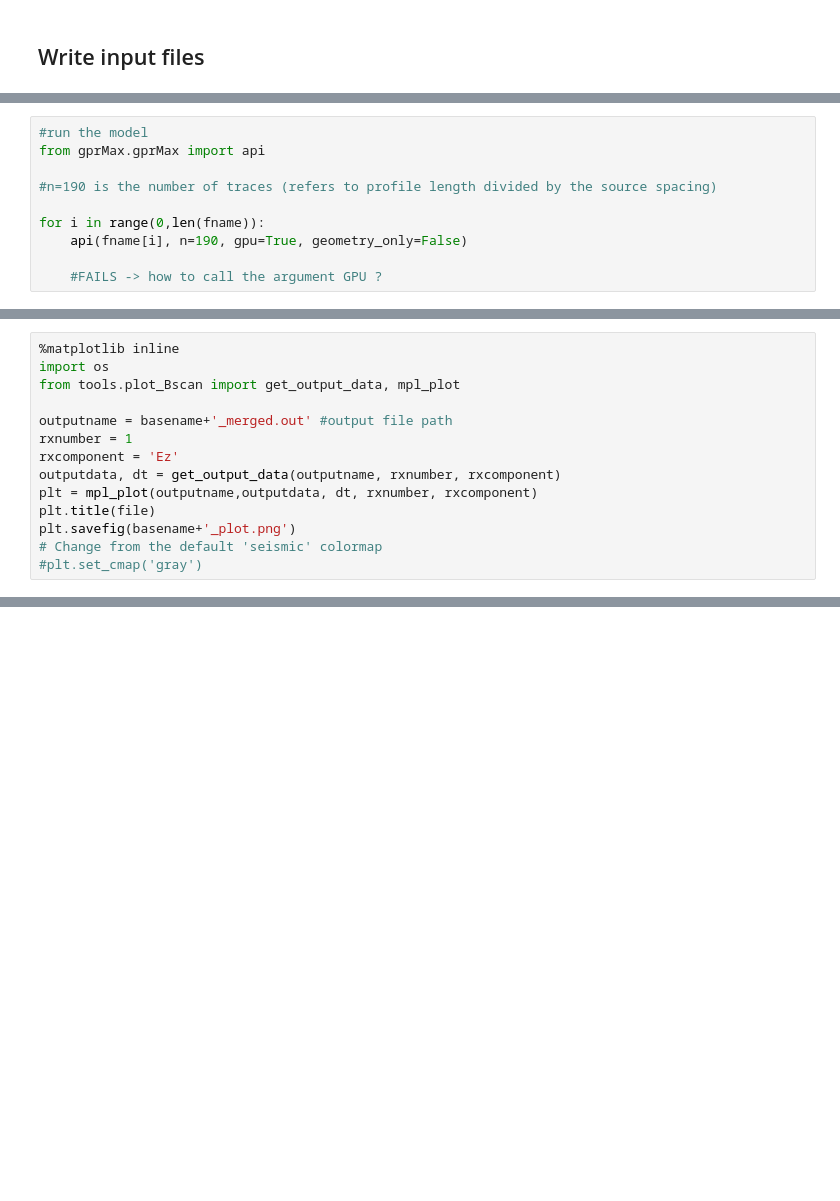
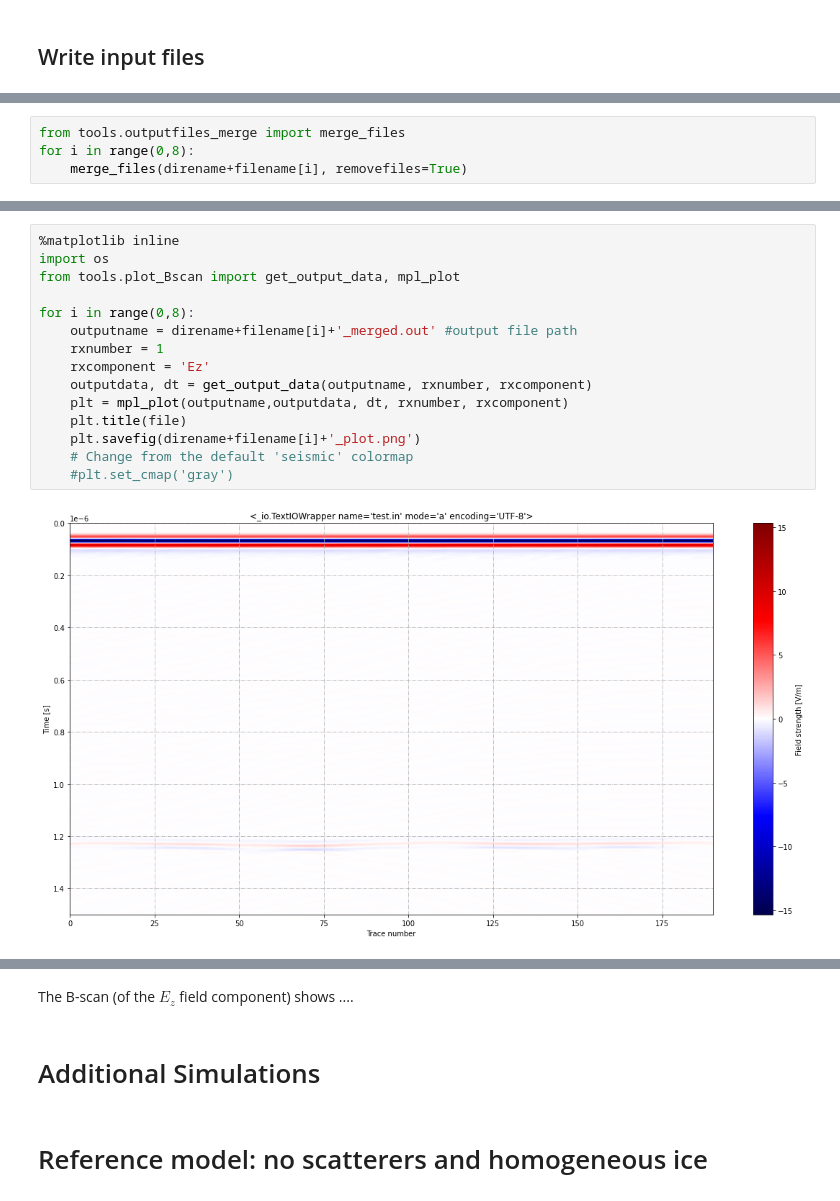
Before and after one commit to christopheogier/gprMax, a Jupyter notebook: tools/Jupyter_notebooks/Glacier_2D_Simulations.ipynb, the cells around one changed output, grey strips where cells are left out. Saved outputs shown, nothing was run; the diff lists cells and outputs as text; blank space fills up the shorter version.

Commit message:
simulations running + extra cases model refs

```diff
--- a/tools/Jupyter_notebooks/Glacier_2D_Simulations.ipynb
+++ b/tools/Jupyter_notebooks/Glacier_2D_Simulations.ipynb
@@ -370,10 +198,0 @@ KeyboardInterrupt:
-# %%
-#run the model
-from gprMax.gprMax import api
-
-#n=190 is the number of traces (refers to profile length divided by the source spacing)
-
-for i in range(0,len(fname)):
-    api(fname[i], n=190, gpu=True, geometry_only=False)
-
-    #FAILS -> how to call the argument GPU ?
@@ -401,14 +198,0 @@ You can plot the B-scan using:
-# %%
-%matplotlib inline
-import os
-from tools.plot_Bscan import get_output_data, mpl_plot
-
-outputname = basename+'_merged.out' #output file path
-rxnumber = 1
-rxcomponent = 'Ez'
-outputdata, dt = get_output_data(outputname, rxnumber, rxcomponent)
-plt = mpl_plot(outputname,outputdata, dt, rxnumber, rxcomponent)
-plt.title(file)
-plt.savefig(basename+'_plot.png')
-# Change from the default 'seismic' colormap
-#plt.set_cmap('gray')
@@ -418,0 +303,4 @@ The B-scan (of the $E_z$ field component) shows the initial part of the signal (
+# %%
+from tools.outputfiles_merge import merge_files
+for i in range(0,8):
+    merge_files(direname+filename[i], removefiles=True)
@@ -418,0 +317,17 @@ The B-scan (of the $E_z$ field component) shows the initial part of the signal (
+# %%
+%matplotlib inline
+import os
+from tools.plot_Bscan import get_output_data, mpl_plot
+
+for i in range(0,8):
+    outputname = direname+filename[i]+'_merged.out' #output file path
+    rxnumber = 1
+    rxcomponent = 'Ez'
+    outputdata, dt = get_output_data(outputname, rxnumber, rxcomponent)
+    plt = mpl_plot(outputname,outputdata, dt, rxnumber, rxcomponent)
+    plt.title(file)
+    plt.savefig(direname+filename[i]+'_plot.png')
+    # Change from the default 'seismic' colormap
+    #plt.set_cmap('gray')
+# %% [output]
+[figure, added]
@@ -418,0 +341,6 @@ The B-scan (of the $E_z$ field component) shows the initial part of the signal (
+# %% [markdown]
+The B-scan (of the $E_z$ field component) shows ....
+# %% [markdown]
+# Additional Simulations
+# %% [markdown]
+# Reference model: no scatterers and homogeneous ice
```
Also changed, not shown: parts of 53 cells of this notebook, 3 other files.
